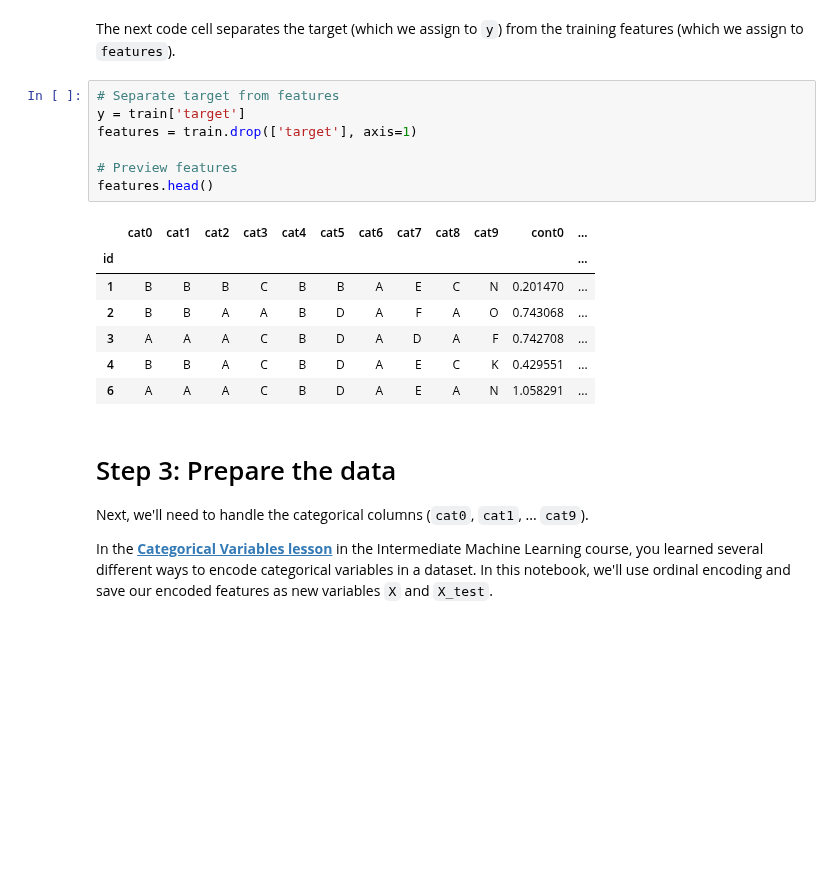
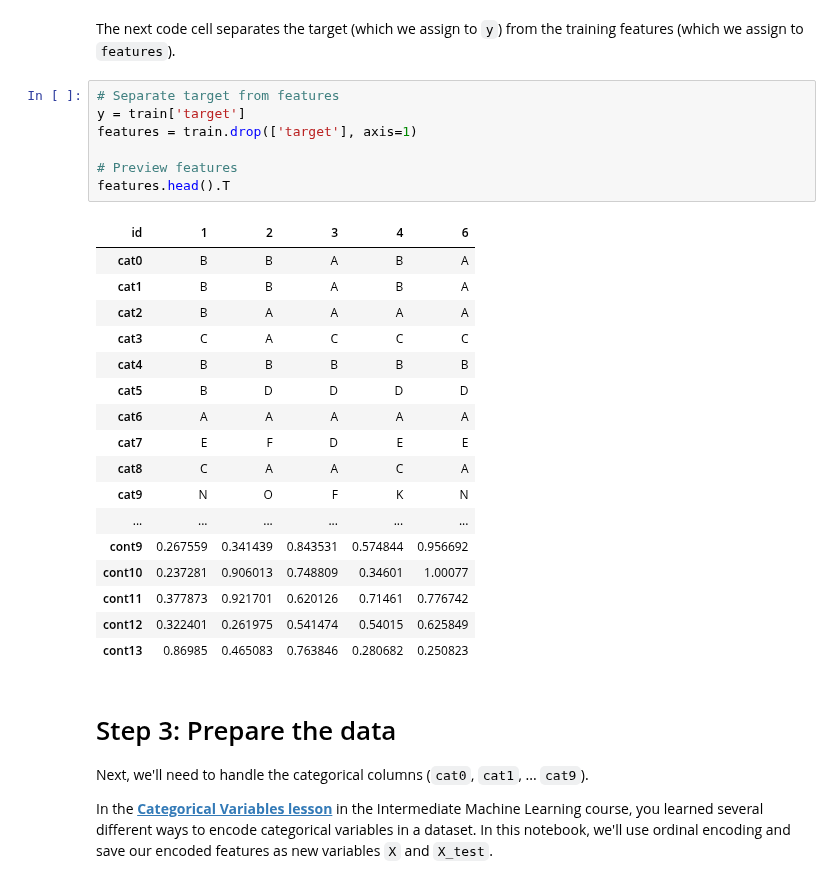
Before and after one commit to fmstam/multi-seed-stacking, a Jupyter notebook: optimized mixture of regressors .ipynb, the cells around one changed output. Drawn from its saved outputs; the diff is of its cells as text; blank space fills up the shorter version.

```diff
--- a/optimized mixture of regressors .ipynb
+++ b/optimized mixture of regressors .ipynb
@@ -67,18 +78,28 @@ The next code cell separates the target (which we assign to `y`) from the traini
 # %%
 # Separate target from features
 y = train['target']
 features = train.drop(['target'], axis=1)
 
 # Preview features
-features.head()
+features.head().T
 # %% [output]
-|  | cat0 | cat1 | cat2 | cat3 | cat4 | cat5 | cat6 | cat7 | cat8 | cat9 | cont0 | ... |
-| id |  |  |  |  |  |  |  |  |  |  |  | ... |
-| 1 | B | B | B | C | B | B | A | E | C | N | 0.201470 | ... |
-| 2 | B | B | A | A | B | D | A | F | A | O | 0.743068 | ... |
-| 3 | A | A | A | C | B | D | A | D | A | F | 0.742708 | ... |
-| 4 | B | B | A | C | B | D | A | E | C | K | 0.429551 | ... |
-| 6 | A | A | A | C | B | D | A | E | A | N | 1.058291 | ... |
+| id | 1 | 2 | 3 | 4 | 6 |
+| cat0 | B | B | A | B | A |
+| cat1 | B | B | A | B | A |
+| cat2 | B | A | A | A | A |
+| cat3 | C | A | C | C | C |
+| cat4 | B | B | B | B | B |
+| cat5 | B | D | D | D | D |
+| cat6 | A | A | A | A | A |
+| cat7 | E | F | D | E | E |
+| cat8 | C | A | A | C | A |
+| cat9 | N | O | F | K | N |
+| ... | ... | ... | ... | ... | ... |
+| cont9 | 0.267559 | 0.341439 | 0.843531 | 0.574844 | 0.956692 |
+| cont10 | 0.237281 | 0.906013 | 0.748809 | 0.34601 | 1.00077 |
+| cont11 | 0.377873 | 0.921701 | 0.620126 | 0.71461 | 0.776742 |
+| cont12 | 0.322401 | 0.261975 | 0.541474 | 0.54015 | 0.625849 |
+| cont13 | 0.86985 | 0.465083 | 0.763846 | 0.280682 | 0.250823 |
 # %% [markdown]
 # Step 3: Prepare the data
 
```
Also changed, not shown: parts of 55 cells of this notebook.
